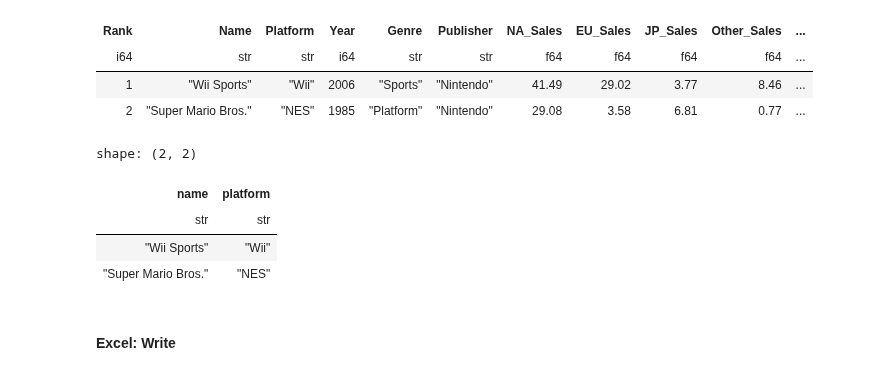
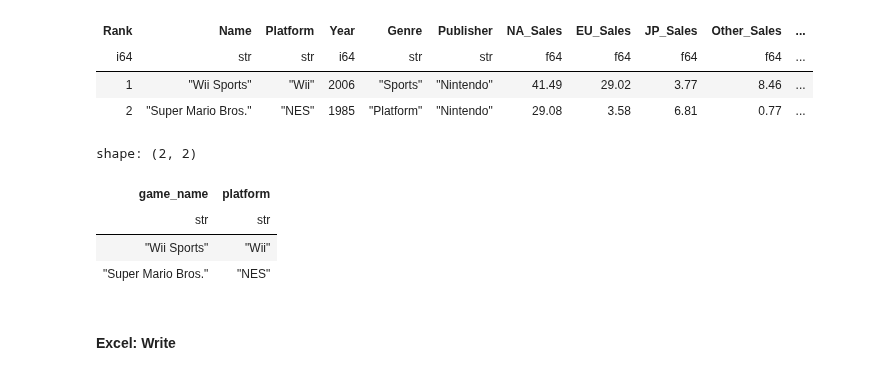
Before and after one commit to PacktPublishing/Data-Analysis-with-Polars, a Jupyter notebook: chapter_05/05.1_Polars_Input_Output.ipynb, the cells around one changed output. Saved outputs shown, nothing was run; the diff lists cells and outputs as text; code cells hidden in the pictures.

```diff
--- a/chapter_05/05.1_Polars_Input_Output.ipynb
+++ b/chapter_05/05.1_Polars_Input_Output.ipynb
@@ -231,13 +227,15 @@ shape: (2, 11)
 # %%
 # Polars first converts the Excel file to CSV, then reads the CSV file
 # We can pass all of the parameters of read_csv in a dedicated parameter 'read_csv_options'
 
 pl.read_excel('../datasets/videogame_sales.xlsx',
-              read_csv_options={'columns': ['Name', 'Platform'], 'new_columns': ['name', 'platform']}
+              read_csv_options= {
+                  'columns': ['Name', 'Platform'],
+                  'new_columns': ['game_name', 'platform']}
               ).head(2)
 # %% [output]
 shape: (2, 2)
-| name | platform |
+| game_name | platform |
 | str | str |
 | "Wii Sports" | "Wii" |
 | "Super Mario Bros." | "NES" |
```
Also changed, not shown: parts of 8 cells of this notebook, 2 other files.
